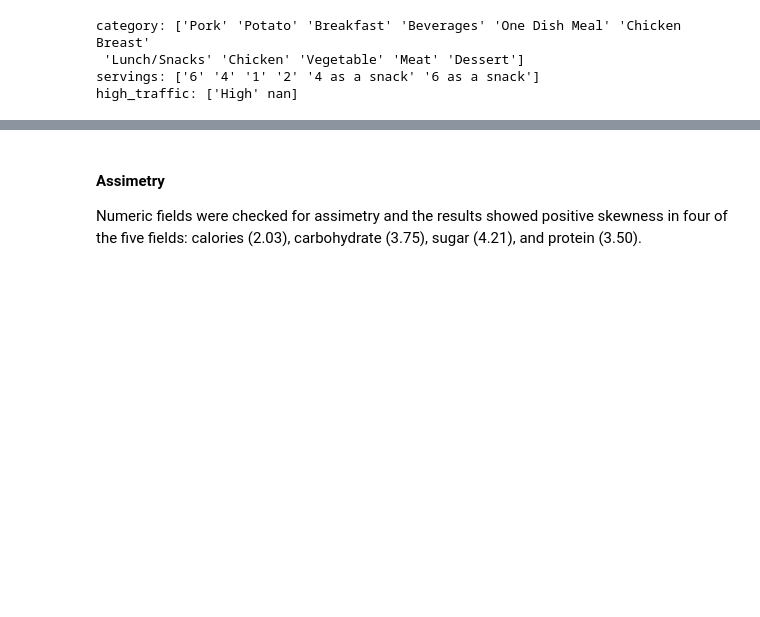
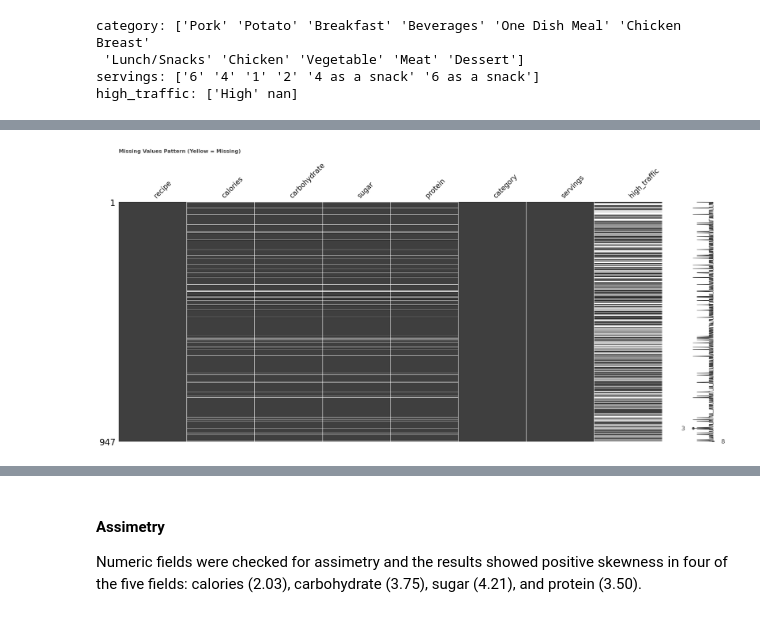
Before and after one commit to adorigueto/Site-Traffic-Tasty-Bites, a Jupyter notebook: notebook.ipynb, the cells around one changed output, grey strips where cells are left out. Saved outputs shown, nothing was run; the diff lists cells and outputs as text; code cells hidden in the pictures; blank space fills up the shorter version.

```diff
--- a/notebook.ipynb
+++ b/notebook.ipynb
@@ -164,0 +158,8 @@ df = df.dropna()
+# %%
+# Visualize missing values pattern
+plt.style.use('my_style.mplstyle')
+msno.matrix(df)
+plt.title("Missing Values Pattern (Yellow = Missing)")
+plt.show()
+# %% [output]
+[figure, added]
```
Also changed, not shown: parts of 28 cells of this notebook.
